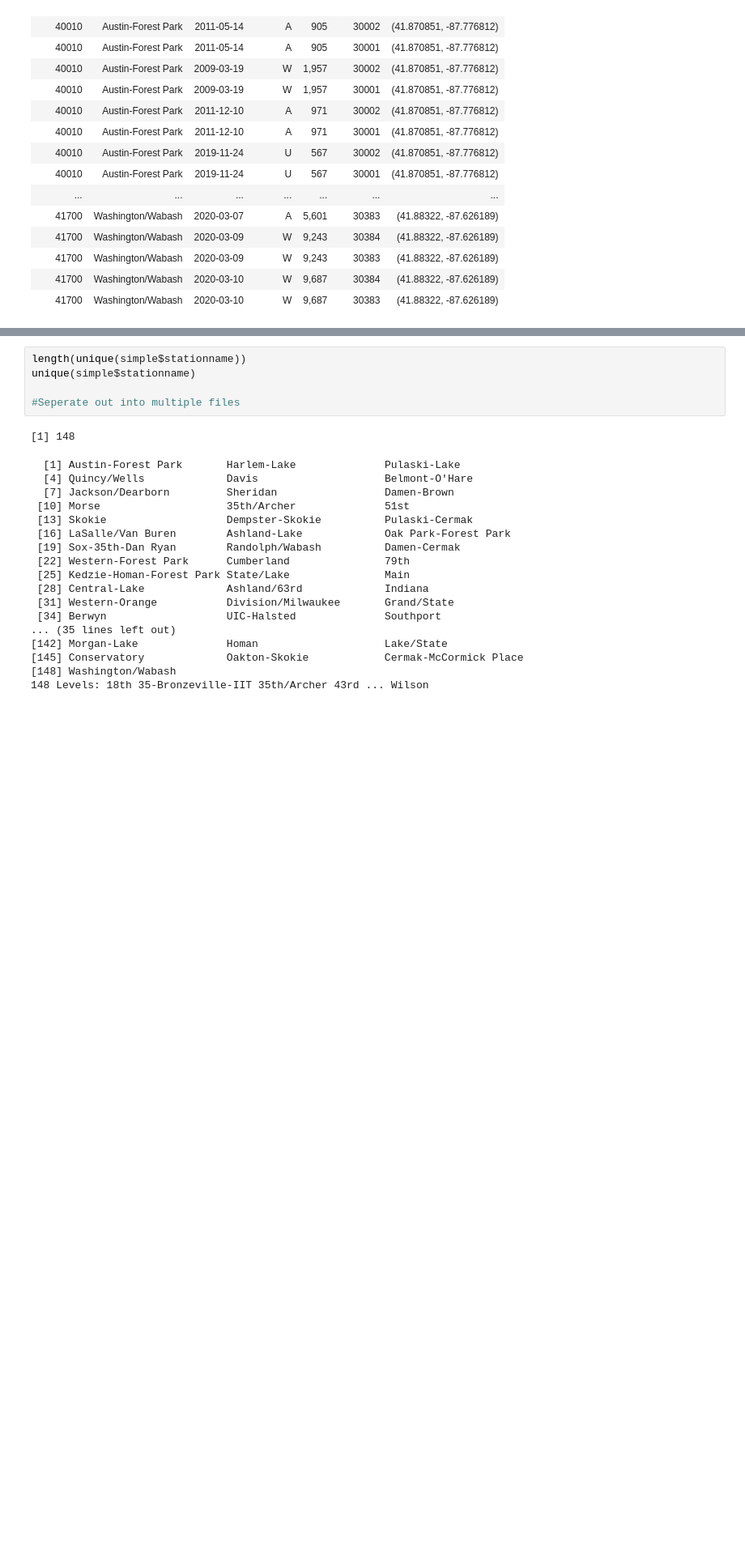
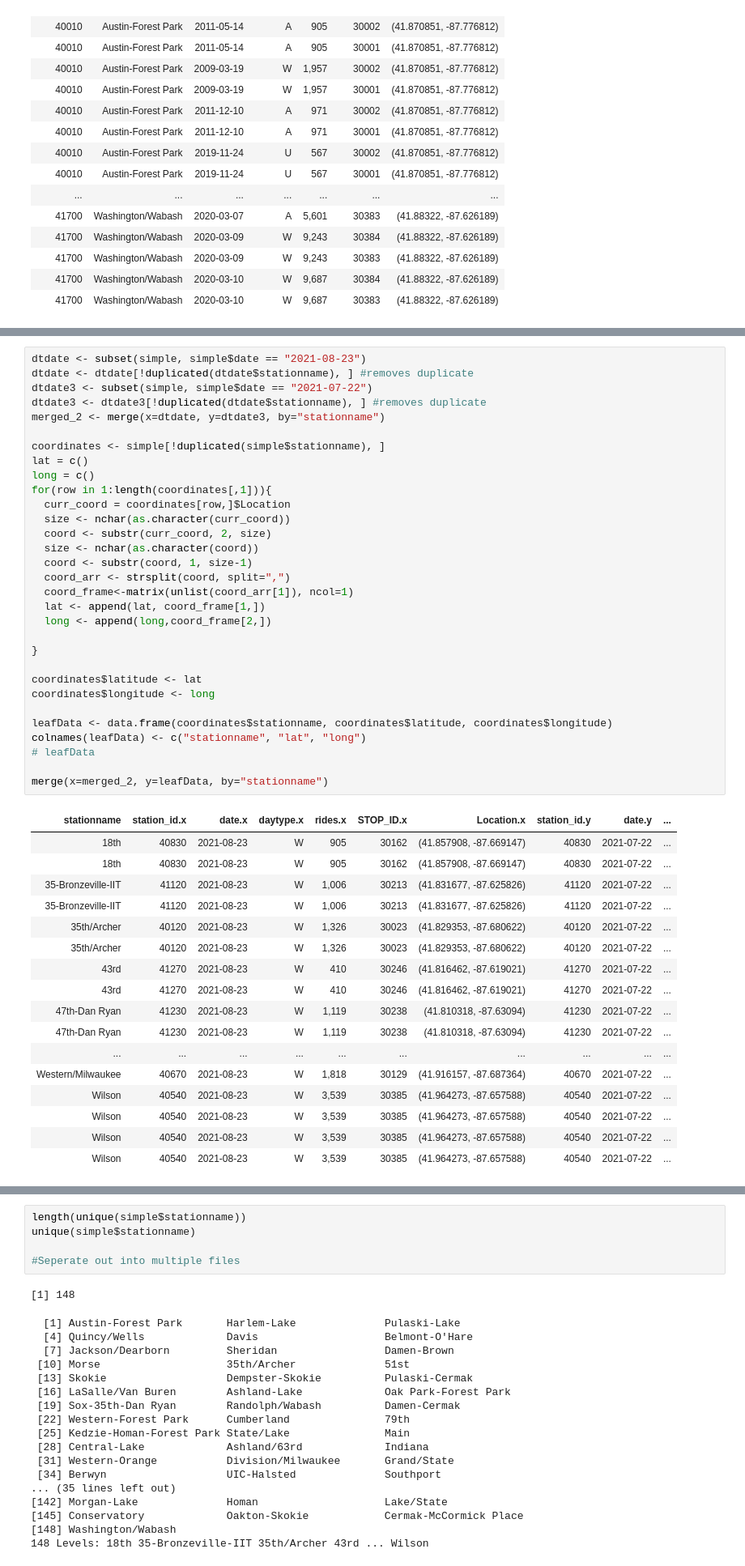
Before and after one commit to kaowayne8/CS424_Project2, a Jupyter notebook: DraftNotebook.ipynb, the cells around one changed output, grey strips where cells are left out. Shown at 81% size. Drawn from its saved outputs; the diff is of its cells as text; blank space fills up the shorter version.

```diff
--- a/DraftNotebook.ipynb
+++ b/DraftNotebook.ipynb
@@ -216,0 +142,49 @@ ggplot(data=test1, aes(x=factor(test1$stationname), y=as.numeric(test1$rides)))
+# %%
+dtdate <- subset(simple, simple$date == "2021-08-23")
+dtdate <- dtdate[!duplicated(dtdate$stationname), ] #removes duplicate
+dtdate3 <- subset(simple, simple$date == "2021-07-22")
+dtdate3 <- dtdate3[!duplicated(dtdate$stationname), ] #removes duplicate
+merged_2 <- merge(x=dtdate, y=dtdate3, by="stationname")
+
+coordinates <- simple[!duplicated(simple$stationname), ]
+lat = c()
+long = c()
+for(row in 1:length(coordinates[,1])){
+  curr_coord = coordinates[row,]$Location
+  size <- nchar(as.character(curr_coord))
+  coord <- substr(curr_coord, 2, size)
+  size <- nchar(as.character(coord))
+  coord <- substr(coord, 1, size-1)
+  coord_arr <- strsplit(coord, split=",")
+  coord_frame<-matrix(unlist(coord_arr[1]), ncol=1)
+  lat <- append(lat, coord_frame[1,])
+  long <- append(long,coord_frame[2,])
+
+}
+
+coordinates$latitude <- lat
+coordinates$longitude <- long
+
+leafData <- data.frame(coordinates$stationname, coordinates$latitude, coordinates$longitude)
+colnames(leafData) <- c("stationname", "lat", "long")
+# leafData
+
+merge(x=merged_2, y=leafData, by="stationname")
+# %% [output]
+| stationname | station_id.x | date.x | daytype.x | rides.x | STOP_ID.x | Location.x | station_id.y | date.y | ... |
+| 18th | 40830 | 2021-08-23 | W | 905 | 30162 | (41.857908, -87.669147) | 40830 | 2021-07-22 | ... |
+| 18th | 40830 | 2021-08-23 | W | 905 | 30162 | (41.857908, -87.669147) | 40830 | 2021-07-22 | ... |
+| 35-Bronzeville-IIT | 41120 | 2021-08-23 | W | 1,006 | 30213 | (41.831677, -87.625826) | 41120 | 2021-07-22 | ... |
+| 35-Bronzeville-IIT | 41120 | 2021-08-23 | W | 1,006 | 30213 | (41.831677, -87.625826) | 41120 | 2021-07-22 | ... |
+| 35th/Archer | 40120 | 2021-08-23 | W | 1,326 | 30023 | (41.829353, -87.680622) | 40120 | 2021-07-22 | ... |
+| 35th/Archer | 40120 | 2021-08-23 | W | 1,326 | 30023 | (41.829353, -87.680622) | 40120 | 2021-07-22 | ... |
+| 43rd | 41270 | 2021-08-23 | W | 410 | 30246 | (41.816462, -87.619021) | 41270 | 2021-07-22 | ... |
+| 43rd | 41270 | 2021-08-23 | W | 410 | 30246 | (41.816462, -87.619021) | 41270 | 2021-07-22 | ... |
+| 47th-Dan Ryan | 41230 | 2021-08-23 | W | 1,119 | 30238 | (41.810318, -87.63094) | 41230 | 2021-07-22 | ... |
+| 47th-Dan Ryan | 41230 | 2021-08-23 | W | 1,119 | 30238 | (41.810318, -87.63094) | 41230 | 2021-07-22 | ... |
+| ... | ... | ... | ... | ... | ... | ... | ... | ... | ... |
+| Western/Milwaukee | 40670 | 2021-08-23 | W | 1,818 | 30129 | (41.916157, -87.687364) | 40670 | 2021-07-22 | ... |
+| Wilson | 40540 | 2021-08-23 | W | 3,539 | 30385 | (41.964273, -87.657588) | 40540 | 2021-07-22 | ... |
+| Wilson | 40540 | 2021-08-23 | W | 3,539 | 30385 | (41.964273, -87.657588) | 40540 | 2021-07-22 | ... |
+| Wilson | 40540 | 2021-08-23 | W | 3,539 | 30385 | (41.964273, -87.657588) | 40540 | 2021-07-22 | ... |
+| Wilson | 40540 | 2021-08-23 | W | 3,539 | 30385 | (41.964273, -87.657588) | 40540 | 2021-07-22 | ... |
```
Also changed, not shown: parts of 8 cells of this notebook, 1 other file.
